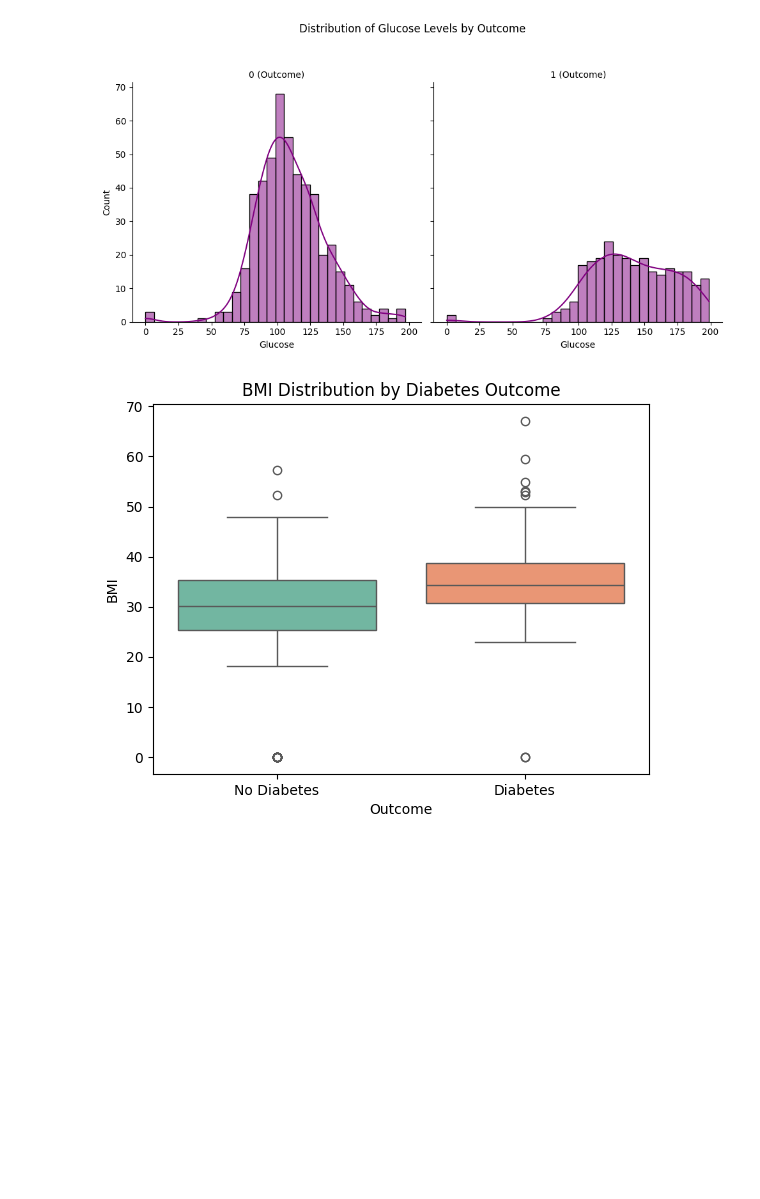
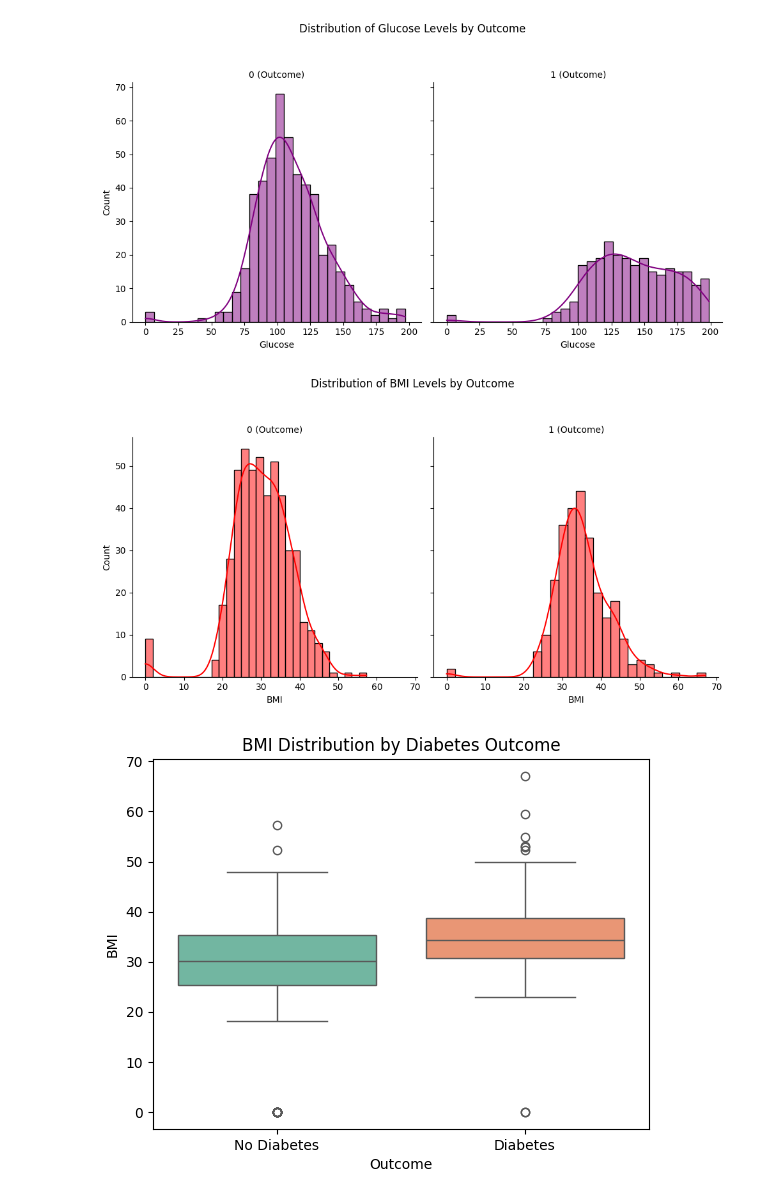
Before and after one commit to Ekuaappiah/pima-diabetes-predictor, a Jupyter notebook: notebooks/01_data_exploration.ipynb-Copy1.ipynb, the cells around one changed output. Drawn from its saved outputs; the diff is of its cells as text; code cells hidden in the pictures; blank space fills up the shorter version.

```diff
--- a/notebooks/01_data_exploration.ipynb-Copy1.ipynb
+++ b/notebooks/01_data_exploration.ipynb-Copy1.ipynb
@@ -177,6 +177,16 @@ plt.tight_layout()
 plt.show()
 # %% [output]
 [figure]
+# %%
+g = sns.FacetGrid(df, col='Outcome', height=5, aspect=1)
+g.map(sns.histplot, 'BMI', bins=30, kde=True, color='red')
+g.set_titles(col_template="{col_name} (Outcome)")
+g.set_axis_labels("BMI", "Count")
+plt.suptitle("Distribution of BMI Levels by Outcome", y=1.05)
+plt.tight_layout()
+plt.show()
+# %% [output]
+[figure, added]
 # %%
 sns.boxplot(data=df, x='Outcome', y='BMI', palette='Set2')
 plt.xticks([0, 1], ['No Diabetes', 'Diabetes'])
```
Also changed, not shown: parts of 2 cells of this notebook, 3 other files.
